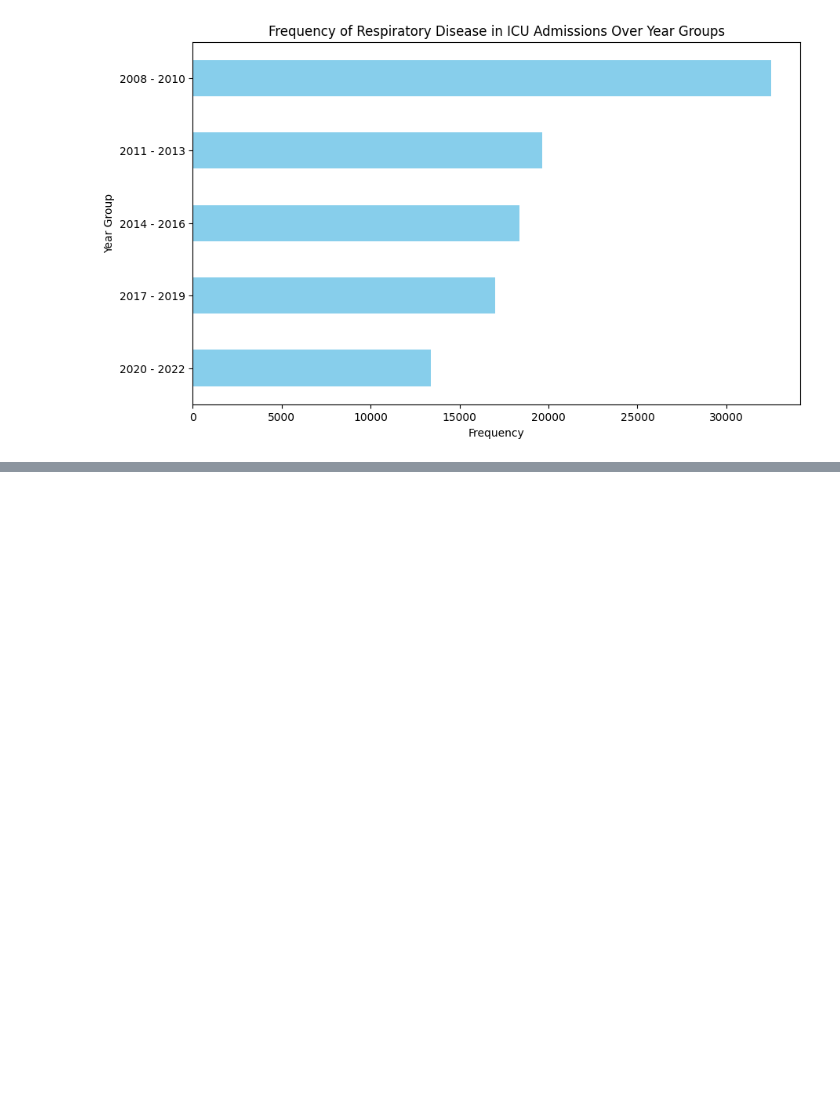
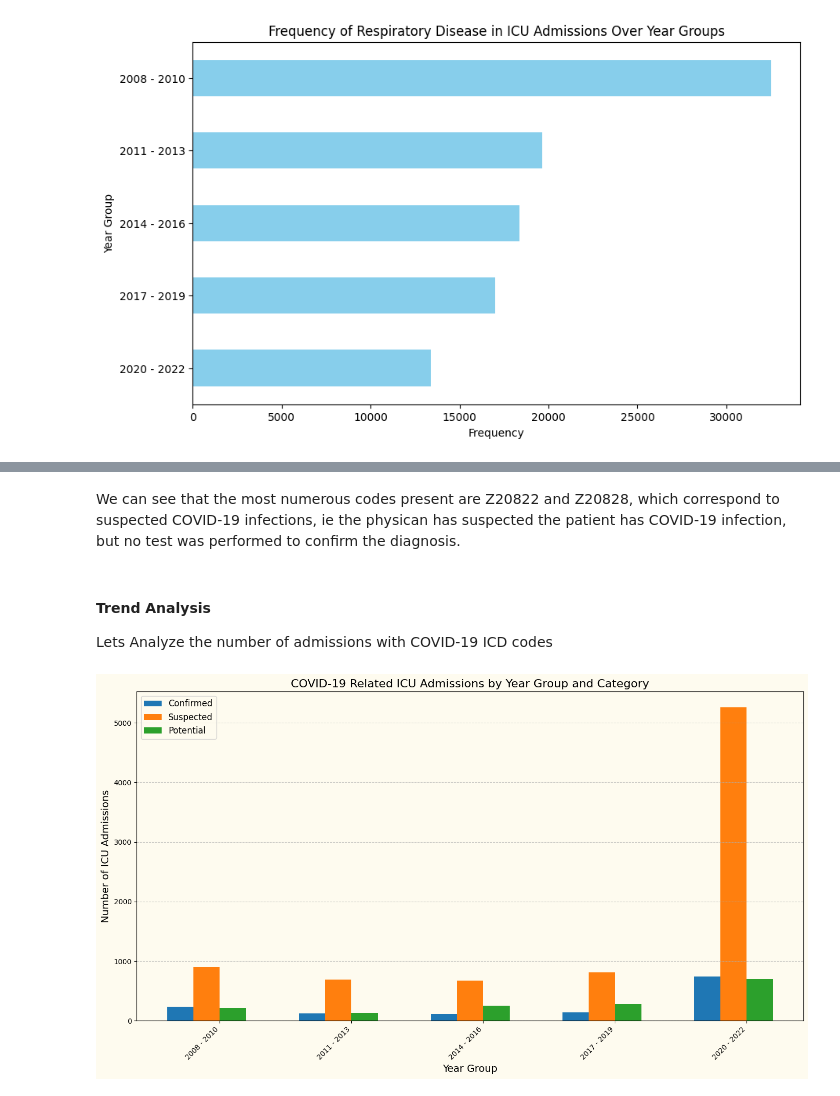
Before and after one commit to JewelsHovan/Milestone-I, a Jupyter notebook: src/Covid_Analysis.ipynb, the cells around one changed output, grey strips where cells are left out. Cells and saved outputs as stored; diff of their text form; code cells hidden in the pictures; blank space fills up the shorter version.

```diff
--- a/src/Covid_Analysis.ipynb
+++ b/src/Covid_Analysis.ipynb
@@ -13,0 +50,7 @@ preprocessor = Preprocessor(file_paths=FILE_PATHS)
+# %%
+patients_df = pd.read_pickle('../Processed_Data/patients.pkl')
+admission_df = pd.read_pickle('../Processed_Data/admissions.pkl')
+icu_stays_df = pd.read_pickle('../Processed_Data/icu_stays.pkl')
+
+
+Utils.display_dataframes([patients_df, admission_df, icu_stays_df], ['Patients', 'Admissions', 'ICU Stays'])
@@ -13,0 +63,4 @@ preprocessor = Preprocessor(file_paths=FILE_PATHS)
+# %%
+hosp_diagnosis_cause_df = pd.read_pickle("../Processed_Data/hosp_diagnosis.pkl")
+# lets take a look at a sample of the data
+hosp_diagnosis_cause_df.sample(5, random_state=42)
@@ -418,0 +140,6 @@ prescriptions_table
+# %%
+# Define COVID-19 related ICD-10-CM codes
+covid_codes = ['U071', 'U072', 'B9729', 'Z20828', 'Z20822', 'J1289', 'J208', 'J40', 'J22', 'J988', 'J80']
+
+# Create a regex pattern to match the codes at the start of the string
+covid_pattern = '^(' + '|'.join(covid_codes) + ')'
@@ -418,0 +193,45 @@ prescriptions_table
+# %% [markdown]
+We can see that the most numerous codes present are Z20822 and Z20828, which correspond to suspected COVID-19 infections, ie the physican has suspected the patient has COVID-19 infection, but no test was performed to confirm the diagnosis.
+# %% [markdown]
+#### Trend Analysis
+
+Lets Analyze the number of admissions with COVID-19 ICD codes
+# %%
+def plot_covid_admissions_by_year_group(covid_diagnoses):
+    """
+    Plot the number of COVID-19 related ICU admissions by year group and category.
+
+    Parameters:
+    covid_diagnoses (pd.DataFrame): DataFrame containing COVID-19 related diagnoses with 'anchor_year_group' and 'covid_category' columns.
+    """
+    # Group by anchor_year_group and covid_category, then count occurrences
+    covid_counts = covid_diagnoses.groupby(['anchor_year_group', 'covid_category']).size().unstack(fill_value=0)
+
+    # Sort the year groups in chronological order
+    covid_counts = covid_counts.sort_index(key=lambda x: x.str.split(' - ').str[0].astype(int))
+
+    # Plotting
+    plt.figure(figsize=(14, 8), facecolor='#fefbef')
+    ax = plt.gca()
+    ax.set_facecolor('#fefbef')
+    bar_width = 0.2
+    index = np.arange(len(covid_counts.index))
+
+    for i, category in enumerate(['Confirmed', 'Suspected', 'Potential']):
+        if category in covid_counts.columns:
+            plt.bar(index + i*bar_width, covid_counts[category], bar_width, label=category)
+
+    plt.xlabel('Year Group', fontsize=14)
+    plt.ylabel('Number of ICU Admissions', fontsize=14)
+    plt.title('COVID-19 Related ICU Admissions by Year Group and Category', fontsize=16)
+    plt.xticks(index + bar_width * 1.5, covid_counts.index, rotation=45, ha='right')
+    plt.legend(fontsize=12)
+    plt.grid(axis='y', linestyle='--', alpha=0.7)
+
+    plt.tight_layout()
+    plt.show()
+
+
+plot_covid_admissions_by_year_group(covid_diagnoses)
+# %% [output]
+[figure, added]
```
Also changed, not shown: parts of 75 cells of this notebook, 3 other files.
